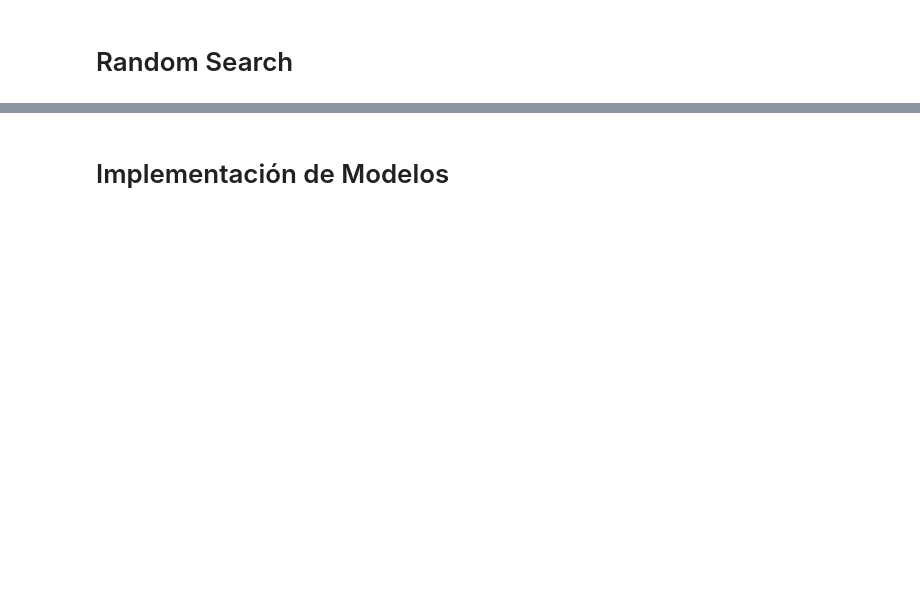
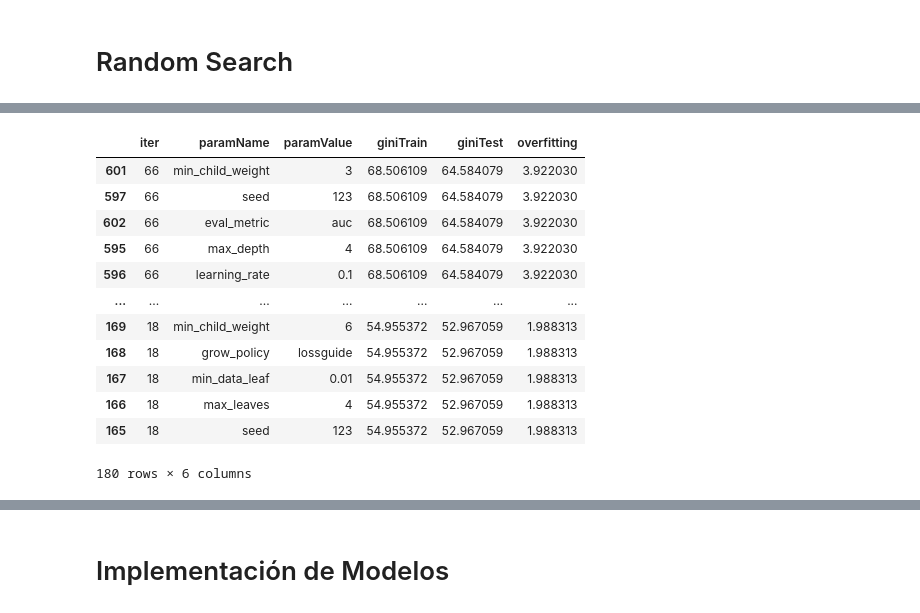
Before and after one commit to JCaballerot/Machine-Learning-Program, a Jupyter notebook: Supervised_models/DecisionTrees_Boosting/Lab_Santander.ipynb, the cells around one changed output, grey strips where cells are left out. Drawn from its saved outputs; the diff is of its cells as text; code cells hidden in the pictures; blank space fills up the shorter version.

```diff
--- a/Supervised_models/DecisionTrees_Boosting/Lab_Santander.ipynb
+++ b/Supervised_models/DecisionTrees_Boosting/Lab_Santander.ipynb
@@ -1079,3 +1154,19 @@ pddf.sort_values('overfitting')
+# %%
+pddf.loc[pddf.overfitting < 4].sort_values('giniTest', ascending = False)
+# %% [output]
+|  | iter | paramName | paramValue | giniTrain | giniTest | overfitting |
+| 601 | 66 | min_child_weight | 3 | 68.506109 | 64.584079 | 3.922030 |
+| 597 | 66 | seed | 123 | 68.506109 | 64.584079 | 3.922030 |
+| 602 | 66 | eval_metric | auc | 68.506109 | 64.584079 | 3.922030 |
+| 595 | 66 | max_depth | 4 | 68.506109 | 64.584079 | 3.922030 |
+| 596 | 66 | learning_rate | 0.1 | 68.506109 | 64.584079 | 3.922030 |
+| ... | ... | ... | ... | ... | ... | ... |
+| 169 | 18 | min_child_weight | 6 | 54.955372 | 52.967059 | 1.988313 |
+| 168 | 18 | grow_policy | lossguide | 54.955372 | 52.967059 | 1.988313 |
+| 167 | 18 | min_data_leaf | 0.01 | 54.955372 | 52.967059 | 1.988313 |
+| 166 | 18 | max_leaves | 4 | 54.955372 | 52.967059 | 1.988313 |
+| 165 | 18 | seed | 123 | 54.955372 | 52.967059 | 1.988313 |
+180 rows × 6 columns
 # %%
 import seaborn as sns
 import matplotlib.pyplot as plt
```
Also changed, not shown: parts of 17 cells of this notebook.
